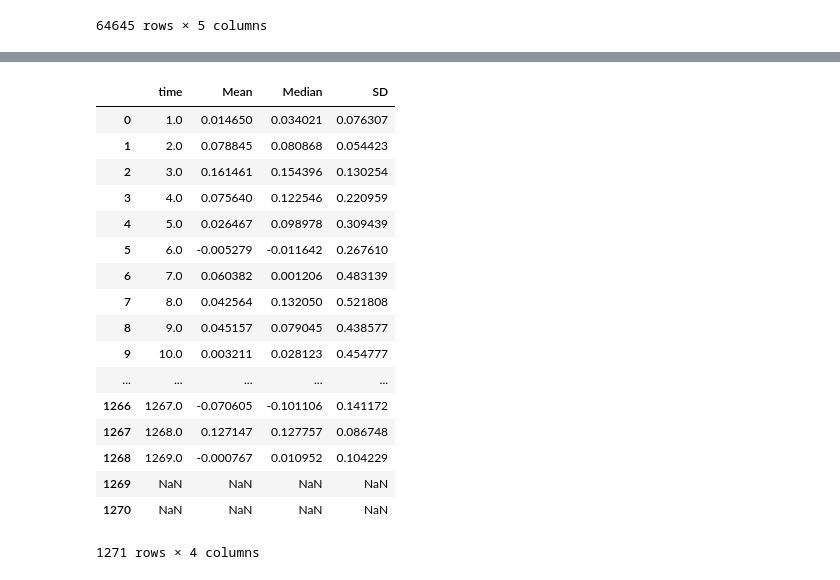
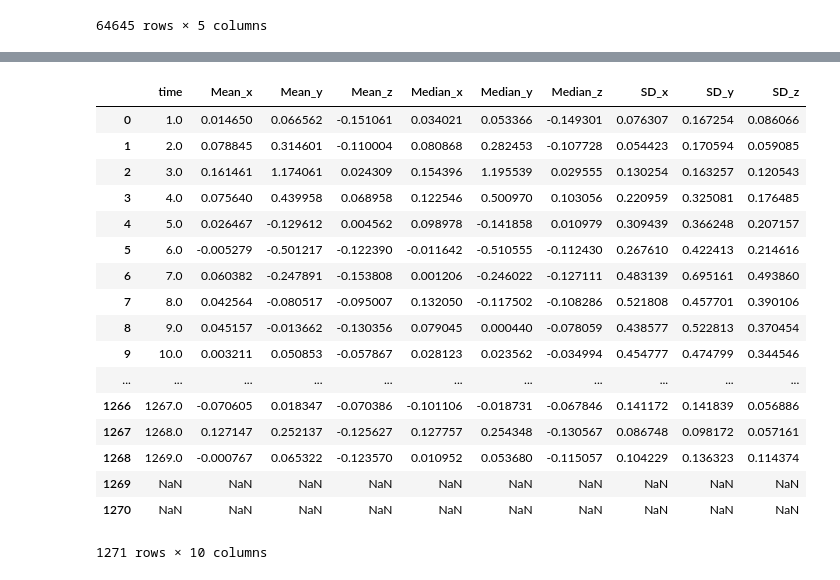
Before and after one commit to umi001/driverBehaviorDataset, a Jupyter notebook: data/16/Untitled.ipynb, the cells around one changed output, grey strips where cells are left out. Saved outputs shown, nothing was run; the diff lists cells and outputs as text; code cells hidden in the pictures.

```diff
--- a/data/16/Untitled.ipynb
+++ b/data/16/Untitled.ipynb
@@ -109,23 +117,2 @@ def framing(a,index):
         new_frame['time'][t-1]=t
         t+=1
-# %%
-new_frame
-# %% [output]
-|  | time | Mean | Median | SD |
-| 0 | 1.0 | 0.014650 | 0.034021 | 0.076307 |
-| 1 | 2.0 | 0.078845 | 0.080868 | 0.054423 |
-| 2 | 3.0 | 0.161461 | 0.154396 | 0.130254 |
-| 3 | 4.0 | 0.075640 | 0.122546 | 0.220959 |
-| 4 | 5.0 | 0.026467 | 0.098978 | 0.309439 |
-| 5 | 6.0 | -0.005279 | -0.011642 | 0.267610 |
-| 6 | 7.0 | 0.060382 | 0.001206 | 0.483139 |
-| 7 | 8.0 | 0.042564 | 0.132050 | 0.521808 |
-| 8 | 9.0 | 0.045157 | 0.079045 | 0.438577 |
-| 9 | 10.0 | 0.003211 | 0.028123 | 0.454777 |
-| ... | ... | ... | ... | ... |
-| 1266 | 1267.0 | -0.070605 | -0.101106 | 0.141172 |
-| 1267 | 1268.0 | 0.127147 | 0.127757 | 0.086748 |
-| 1268 | 1269.0 | -0.000767 | 0.010952 | 0.104229 |
-| 1269 | NaN | NaN | NaN | NaN |
-| 1270 | NaN | NaN | NaN | NaN |
-1271 rows × 4 columns
@@ -131,0 +123,21 @@ new_frame
+# %%
+new_frame_frame_frame
+# %% [output]
+|  | time | Mean_x | Mean_y | Mean_z | Median_x | Median_y | Median_z | SD_x | SD_y | SD_z |
+| 0 | 1.0 | 0.014650 | 0.066562 | -0.151061 | 0.034021 | 0.053366 | -0.149301 | 0.076307 | 0.167254 | 0.086066 |
+| 1 | 2.0 | 0.078845 | 0.314601 | -0.110004 | 0.080868 | 0.282453 | -0.107728 | 0.054423 | 0.170594 | 0.059085 |
+| 2 | 3.0 | 0.161461 | 1.174061 | 0.024309 | 0.154396 | 1.195539 | 0.029555 | 0.130254 | 0.163257 | 0.120543 |
+| 3 | 4.0 | 0.075640 | 0.439958 | 0.068958 | 0.122546 | 0.500970 | 0.103056 | 0.220959 | 0.325081 | 0.176485 |
+| 4 | 5.0 | 0.026467 | -0.129612 | 0.004562 | 0.098978 | -0.141858 | 0.010979 | 0.309439 | 0.366248 | 0.207157 |
+| 5 | 6.0 | -0.005279 | -0.501217 | -0.122390 | -0.011642 | -0.510555 | -0.112430 | 0.267610 | 0.422413 | 0.214616 |
+| 6 | 7.0 | 0.060382 | -0.247891 | -0.153808 | 0.001206 | -0.246022 | -0.127111 | 0.483139 | 0.695161 | 0.493860 |
+| 7 | 8.0 | 0.042564 | -0.080517 | -0.095007 | 0.132050 | -0.117502 | -0.108286 | 0.521808 | 0.457701 | 0.390106 |
+| 8 | 9.0 | 0.045157 | -0.013662 | -0.130356 | 0.079045 | 0.000440 | -0.078059 | 0.438577 | 0.522813 | 0.370454 |
+| 9 | 10.0 | 0.003211 | 0.050853 | -0.057867 | 0.028123 | 0.023562 | -0.034994 | 0.454777 | 0.474799 | 0.344546 |
+| ... | ... | ... | ... | ... | ... | ... | ... | ... | ... | ... |
+| 1266 | 1267.0 | -0.070605 | 0.018347 | -0.070386 | -0.101106 | -0.018731 | -0.067846 | 0.141172 | 0.141839 | 0.056886 |
+| 1267 | 1268.0 | 0.127147 | 0.252137 | -0.125627 | 0.127757 | 0.254348 | -0.130567 | 0.086748 | 0.098172 | 0.057161 |
+| 1268 | 1269.0 | -0.000767 | 0.065322 | -0.123570 | 0.010952 | 0.053680 | -0.115057 | 0.104229 | 0.136323 | 0.114374 |
+| 1269 | NaN | NaN | NaN | NaN | NaN | NaN | NaN | NaN | NaN | NaN |
+| 1270 | NaN | NaN | NaN | NaN | NaN | NaN | NaN | NaN | NaN | NaN |
+1271 rows × 10 columns
```
Also changed, not shown: parts of 10 cells of this notebook.
